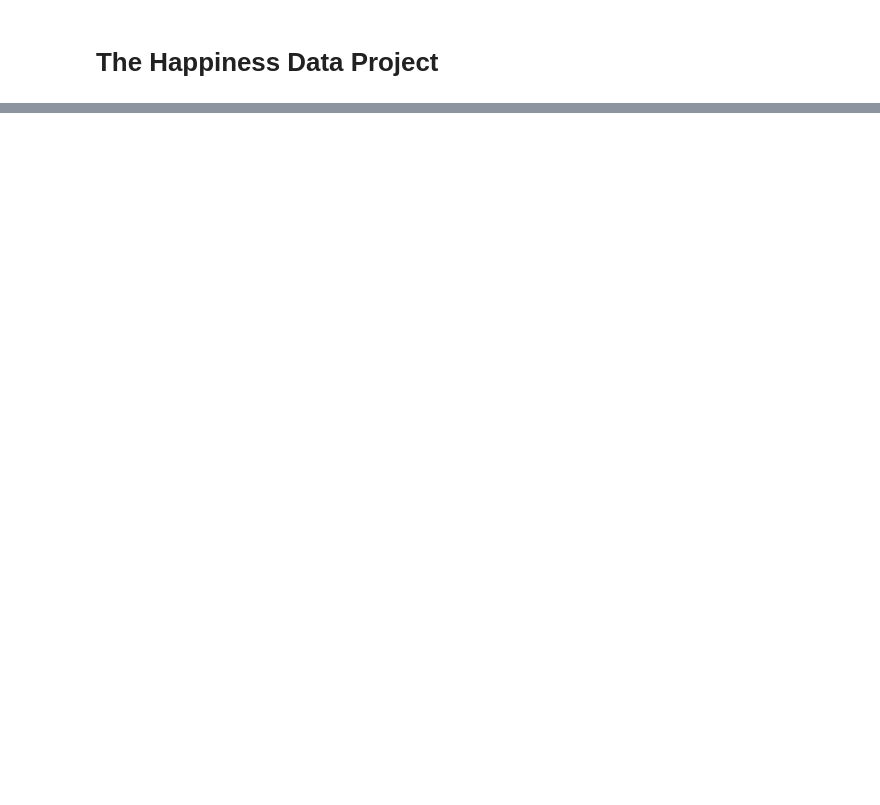
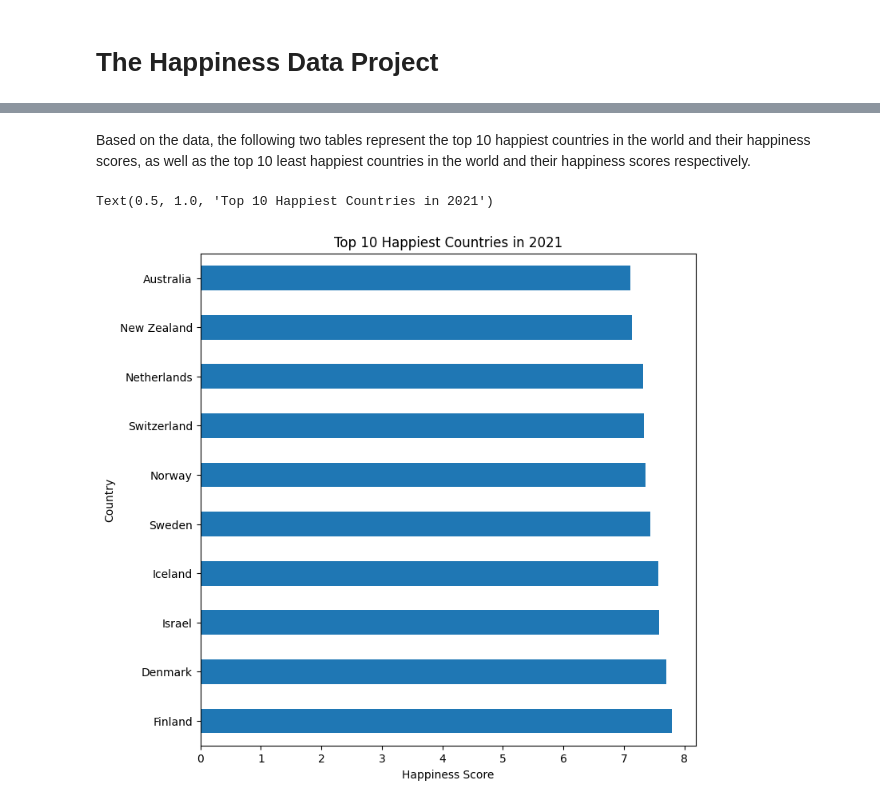
Before and after one commit to kjh97/DH-140, a Jupyter notebook: Final Project.ipynb, the cells around one changed output, grey strips where cells are left out. Saved outputs shown, nothing was run; the diff lists cells and outputs as text; code cells hidden in the pictures; blank space fills up the shorter version.

```diff
--- a/Final Project.ipynb
+++ b/Final Project.ipynb
@@ -39,0 +54,12 @@ hp19.plot(y = 'Score')
+# %%
+hp21_df = hp_df[hp_df['Year']==2021]
+# %% [markdown]
+Based on the data, the following two tables represent the top 10 happiest countries in the world and their happiness scores, as well as the top 10 least happiest countries in the world and their happiness scores respectively.
+# %%
+hp21_df['Happiness Score'].head(10).plot(xticks=np.arange(9),
+                               kind='barh', figsize= (8, 8))
+plt.xlabel("Happiness Score")
+plt.title('Top 10 Happiest Countries in 2021')
+# %% [output]
+Text(0.5, 1.0, 'Top 10 Happiest Countries in 2021')
+[figure, added]
```
Also changed, not shown: parts of 33 cells of this notebook, 2 other files.
